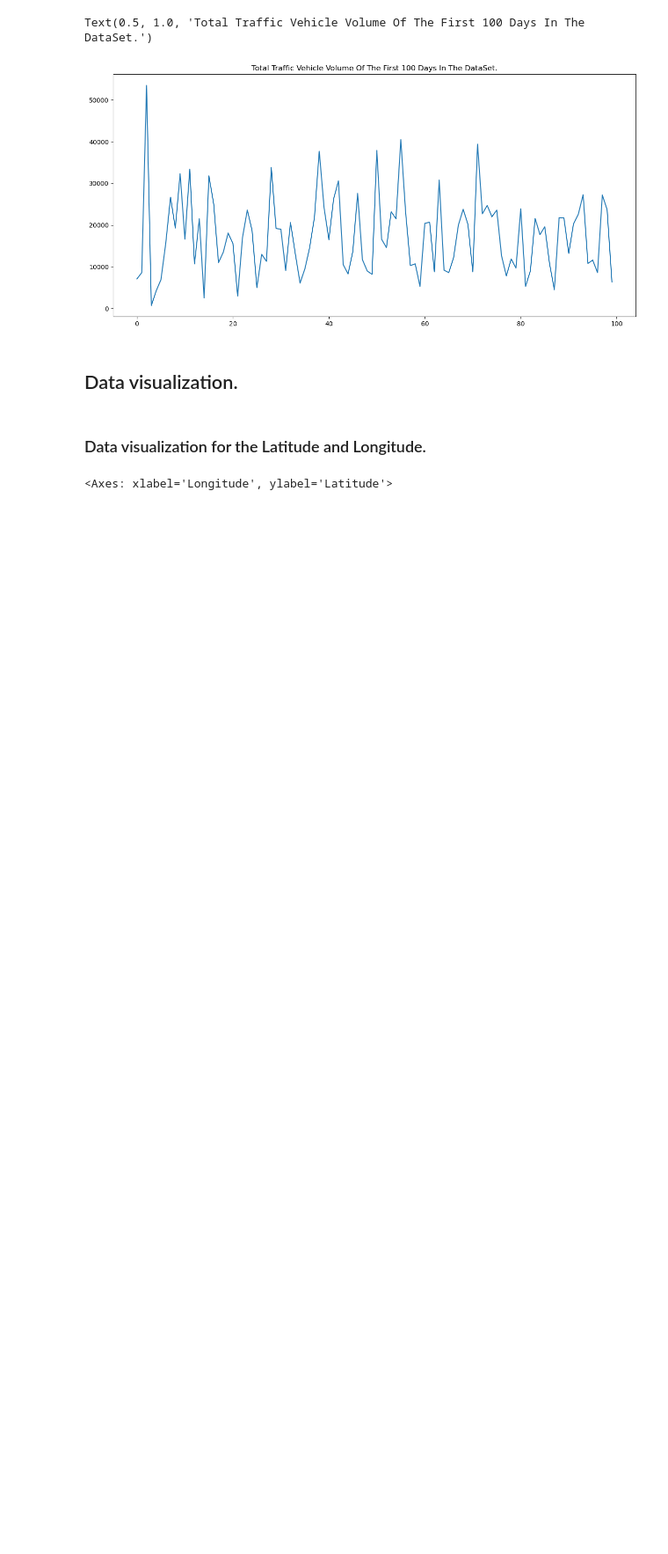
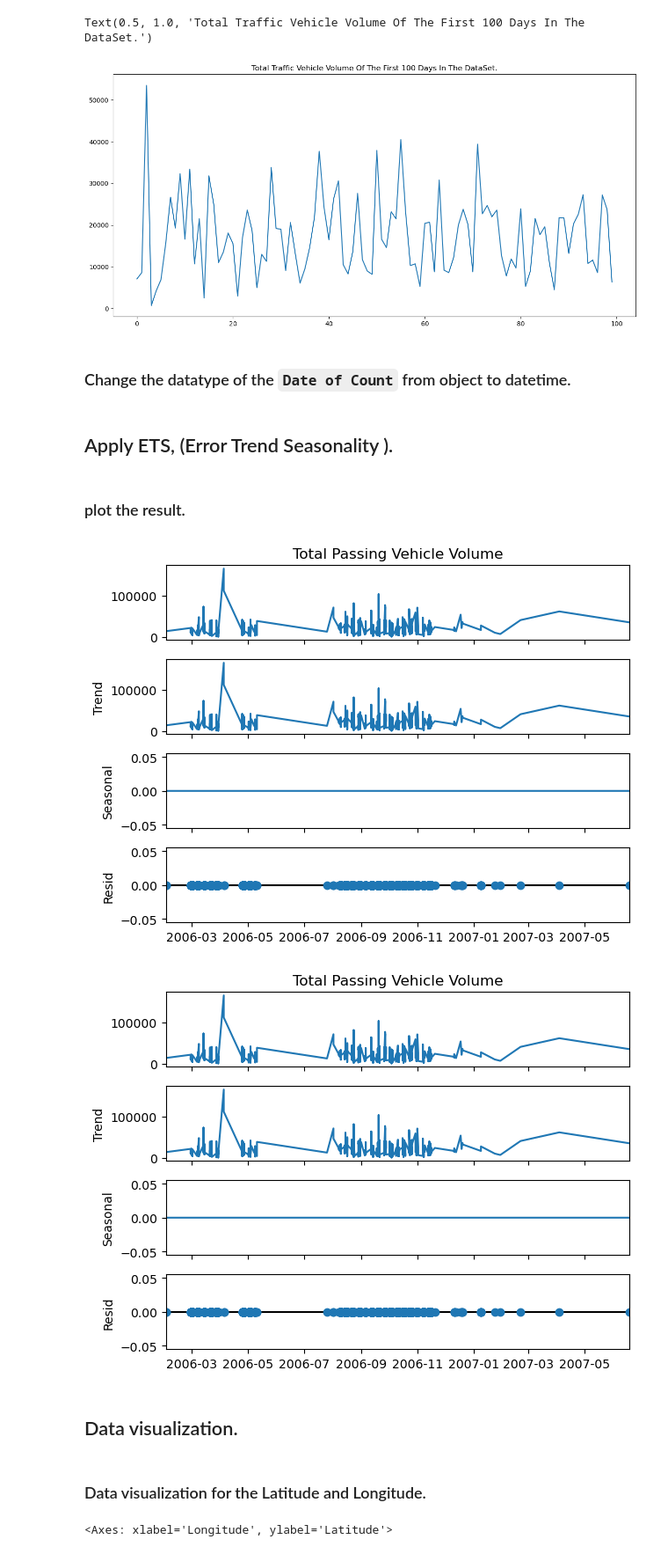
Before and after one commit to TariqAlhathloul/Time-Series-Forecasting-Project, a Jupyter notebook: WorkSpace/traffic_Counts.ipynb, the cells around one changed output. Shown at 88% size. Drawn from its saved outputs; the diff is of its cells as text; code cells hidden in the pictures; blank space fills up the shorter version.

Commit message:
EDA and Data Visualization

```diff
--- a/WorkSpace/traffic_Counts.ipynb
+++ b/WorkSpace/traffic_Counts.ipynb
@@ -118,6 +124,23 @@ plt.title("Total Traffic Vehicle Volume Of The First 100 Days In The DataSet.")
 # %% [output]
 Text(0.5, 1.0, 'Total Traffic Vehicle Volume Of The First 100 Days In The DataSet.')
 [figure]
+# %% [markdown]
+### Change the datatype of the `Date of Count` from object to datetime.
+# %%
+df_traffic['Date'] = pd.to_datetime(df_traffic['Date of Count'], format='%m/%d/%Y')
+df_traffic.set_index('Date', inplace=True)
+df_traffic = df_traffic.sort_values(by='Date')
+# %% [markdown]
+## Apply ETS, (Error Trend Seasonality ).
+# %%
+result = seasonal_decompose(df_traffic['Total Passing Vehicle Volume'], model='additive', period=1)
+# %% [markdown]
+### plot the result.
+# %%
+result.plot()
+# %% [output]
+[figure, added]
+[figure, added]
 # %% [markdown]
 ## Data visualization.
 # %% [markdown]
```
Also changed, not shown: parts of 3 cells of this notebook.
